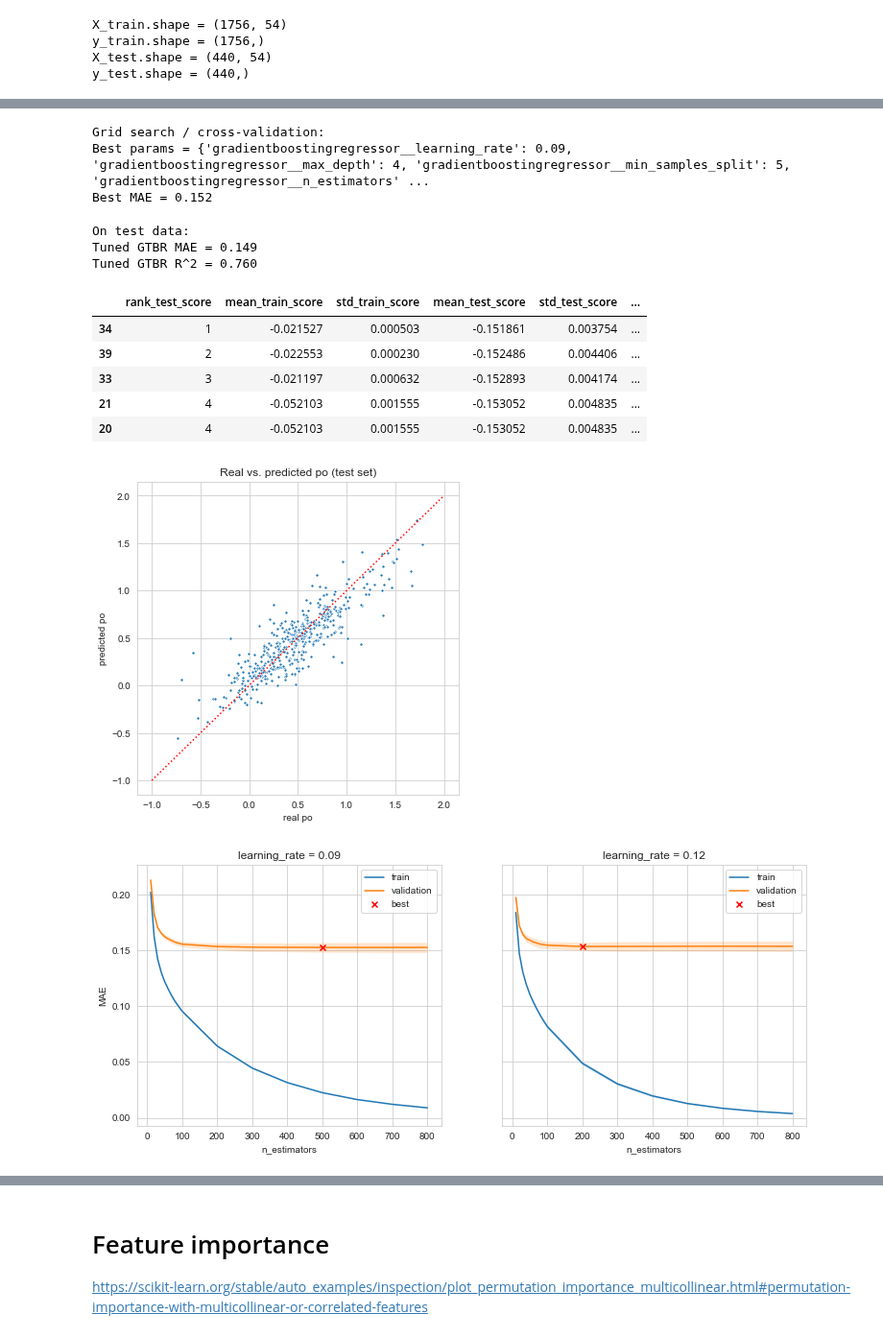
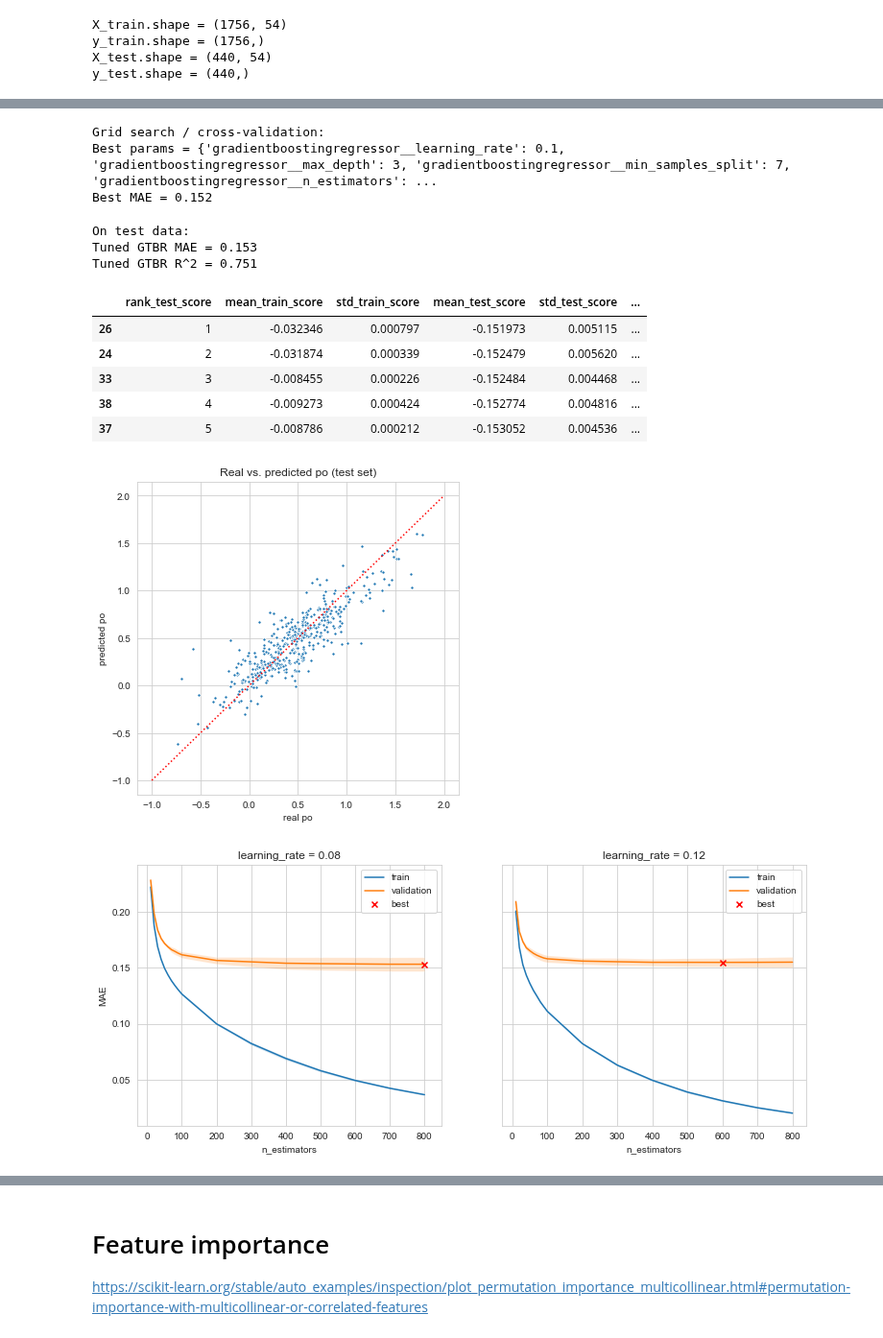
Before and after one commit to jschrein/epfl-exts-adsml-capstone-project, a Jupyter notebook: Gradient Tree Boosting.ipynb, the cells around one changed output, grey strips where cells are left out. Shown at 96% size. Cells and saved outputs as stored; diff of their text form; code cells hidden in the pictures.

```diff
--- a/Gradient Tree Boosting.ipynb
+++ b/Gradient Tree Boosting.ipynb
@@ -98,7 +98,7 @@ df_gcv_gtbr.head()
 # %%
 parameters2 = {
-    "gradientboostingregressor__learning_rate": [0.09],
-    "gradientboostingregressor__n_estimators": [500],
+    "gradientboostingregressor__learning_rate": [0.10],
+    "gradientboostingregressor__n_estimators": [700],
     "gradientboostingregressor__max_depth": np.linspace(1, 10, 10, dtype=int),
     "gradientboostingregressor__min_samples_split": np.linspace(2, 10, 10, dtype=int)
 }
@@ -109,7 +109,7 @@ print("Best params = {}".format(gcv2_gtbr.best_params_))
 print("Best MAE = {:.3f}".format(-gcv2_gtbr.best_score_))
 # %% [output]
 Grid search / cross-validation:
-Best params = {'gradientboostingregressor__learning_rate': 0.09, 'gradientboostingregressor__max_depth': 4, 'gradientboostingregressor__min_samples_split': 5, 'gradientboostingregressor__n_estimators' ...
+Best params = {'gradientboostingregressor__learning_rate': 0.1, 'gradientboostingregressor__max_depth': 3, 'gradientboostingregressor__min_samples_split': 7, 'gradientboostingregressor__n_estimators': ...
 Best MAE = 0.152
 # %%
 gcv2_gtbr_test_pred = gcv2_gtbr.predict(X_test)
@@ -121,8 +121,8 @@ print("Tuned GTBR R^2 = {:.3f}".format(gcv2_gtbr_test_r2))
 save_score("gtbr", gcv2__gtbr_test_mae, gcv2_gtbr_test_r2, os.path.join("data", "results", "model_scores.csv"))
 # %% [output]
 On test data:
-Tuned GTBR MAE = 0.149
-Tuned GTBR R^2 = 0.760
+Tuned GTBR MAE = 0.153
+Tuned GTBR R^2 = 0.751
 # %%
 df_gcv2_gtbr = pd.DataFrame(gcv2_gtbr.cv_results_)[
     ['rank_test_score', 'mean_train_score', 'std_train_score', 'mean_test_score', 'std_test_score',
@@ -132,11 +132,11 @@ df_gcv2_gtbr = pd.DataFrame(gcv2_gtbr.cv_results_)[
 df_gcv2_gtbr.head(5)
 # %% [output]
 |  | rank_test_score | mean_train_score | std_train_score | mean_test_score | std_test_score | ... |
-| 34 | 1 | -0.021527 | 0.000503 | -0.151861 | 0.003754 | ... |
-| 39 | 2 | -0.022553 | 0.000230 | -0.152486 | 0.004406 | ... |
-| 33 | 3 | -0.021197 | 0.000632 | -0.152893 | 0.004174 | ... |
-| 21 | 4 | -0.052103 | 0.001555 | -0.153052 | 0.004835 | ... |
-| 20 | 4 | -0.052103 | 0.001555 | -0.153052 | 0.004835 | ... |
+| 26 | 1 | -0.032346 | 0.000797 | -0.151973 | 0.005115 | ... |
+| 24 | 2 | -0.031874 | 0.000339 | -0.152479 | 0.005620 | ... |
+| 33 | 3 | -0.008455 | 0.000226 | -0.152484 | 0.004468 | ... |
+| 38 | 4 | -0.009273 | 0.000424 | -0.152774 | 0.004816 | ... |
+| 37 | 5 | -0.008786 | 0.000212 | -0.153052 | 0.004536 | ... |
 # %%
 sns.set_style('whitegrid')
 plt.figure(figsize=(6,6))
@@ -147,7 +147,7 @@ ax.set_title("Real vs. predicted po (test set)")
 ax.plot([-1, 2], [-1, 2], color="red", linestyle=":")
 plt.show()
 # %% [output]
-[figure, old version]
+[figure, new version]
 # %%
 sns.set_style('whitegrid')
 def validationcurve_plot(title, param_range, train_scores_mean, train_scores_std, valid_scores_mean, valid_scores_std, ax):
@@ -175,26 +175,26 @@ preprocessor = make_column_transformer(
 gtbr = make_pipeline(preprocessor, GradientBoostingRegressor(random_state=0))
 
 param_range = np.append(np.linspace(10, 90, 9, dtype=int), np.linspace(100, 800, 8, dtype=int))
-parameters3 = { "gradientboostingregressor__learning_rate": [0.09], "gradientboostingregressor__n_estimators": param_range,
-                "gradientboostingregressor__max_depth": [4], "gradientboostingregressor__min_samples_split": [10] }
+parameters3 = { "gradientboostingregressor__learning_rate": [0.08], "gradientboostingregressor__n_estimators": param_range,
+                "gradientboostingregressor__max_depth": [3], "gradientboostingregressor__min_samples_split": [7] }
 gcv3_gtbr = GridSearchCV(gtbr, parameters3, scoring = "neg_mean_absolute_error",
                          cv = 5, n_jobs=12, return_train_score=True)
 gcv3_gtbr.fit(X_train, y_train)
 df_gcv3_gtbr = pd.DataFrame(gcv3_gtbr.cv_results_)
 
 parameters4 = { "gradientboostingregressor__learning_rate": [0.12], "gradientboostingregressor__n_estimators": param_range,
-                "gradientboostingregressor__max_depth": [4], "gradientboostingregressor__min_samples_split": [10] }
+                "gradientboostingregressor__max_depth": [3], "gradientboostingregressor__min_samples_split": [7] }
 gcv4_gtbr = GridSearchCV(gtbr, parameters4, scoring = "neg_mean_absolute_error",
                          cv = 5, n_jobs=12, return_train_score=True)
 gcv4_gtbr.fit(X_train, y_train)
 df_gcv4_gtbr = pd.DataFrame(gcv4_gtbr.cv_results_)
 # %%
 fig, (ax1, ax2) = plt.subplots(1, 2, figsize=(12.5, 5), sharey=True)
-validationcurve_plot("learning_rate = 0.09", param_range, -df_gcv3_gtbr["mean_train_score"], -df_gcv3_gtbr["std_train_score"],
+validationcurve_plot("learning_rate = 0.08", param_range, -df_gcv3_gtbr["mean_train_score"], -df_gcv3_gtbr["std_train_score"],
                      -df_gcv3_gtbr["mean_test_score"], -df_gcv3_gtbr["std_test_score"], ax=ax1)
 ax1.set_ylabel("MAE")
 validationcurve_plot("learning_rate = 0.12", param_range, -df_gcv4_gtbr["mean_train_score"], -df_gcv4_gtbr["std_train_score"],
                      -df_gcv4_gtbr["mean_test_score"], -df_gcv4_gtbr["std_test_score"], ax=ax2)
 # %% [output]
-[figure, old version]
+[figure, new version]
 # %%
```
Also changed, not shown: parts of 10 cells of this notebook, 5 other files.
